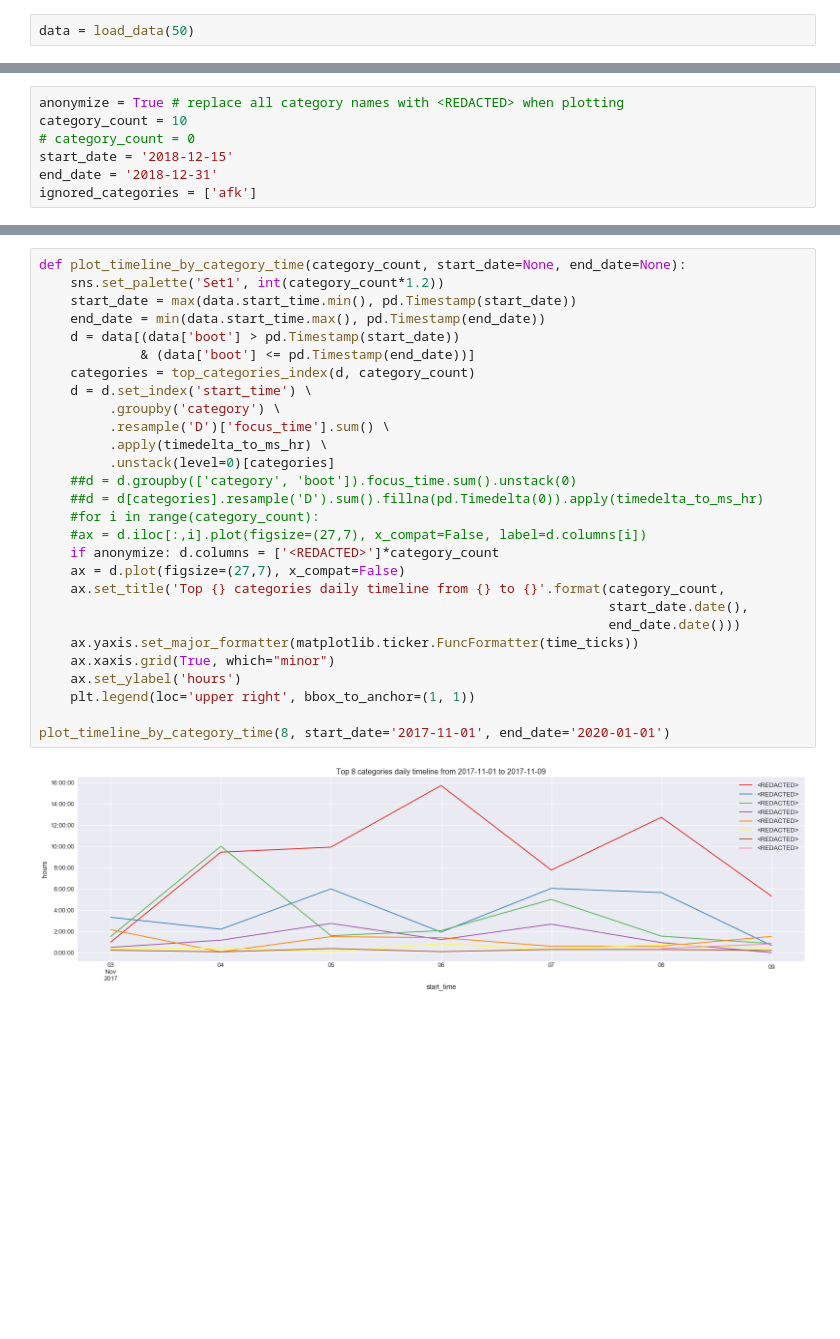
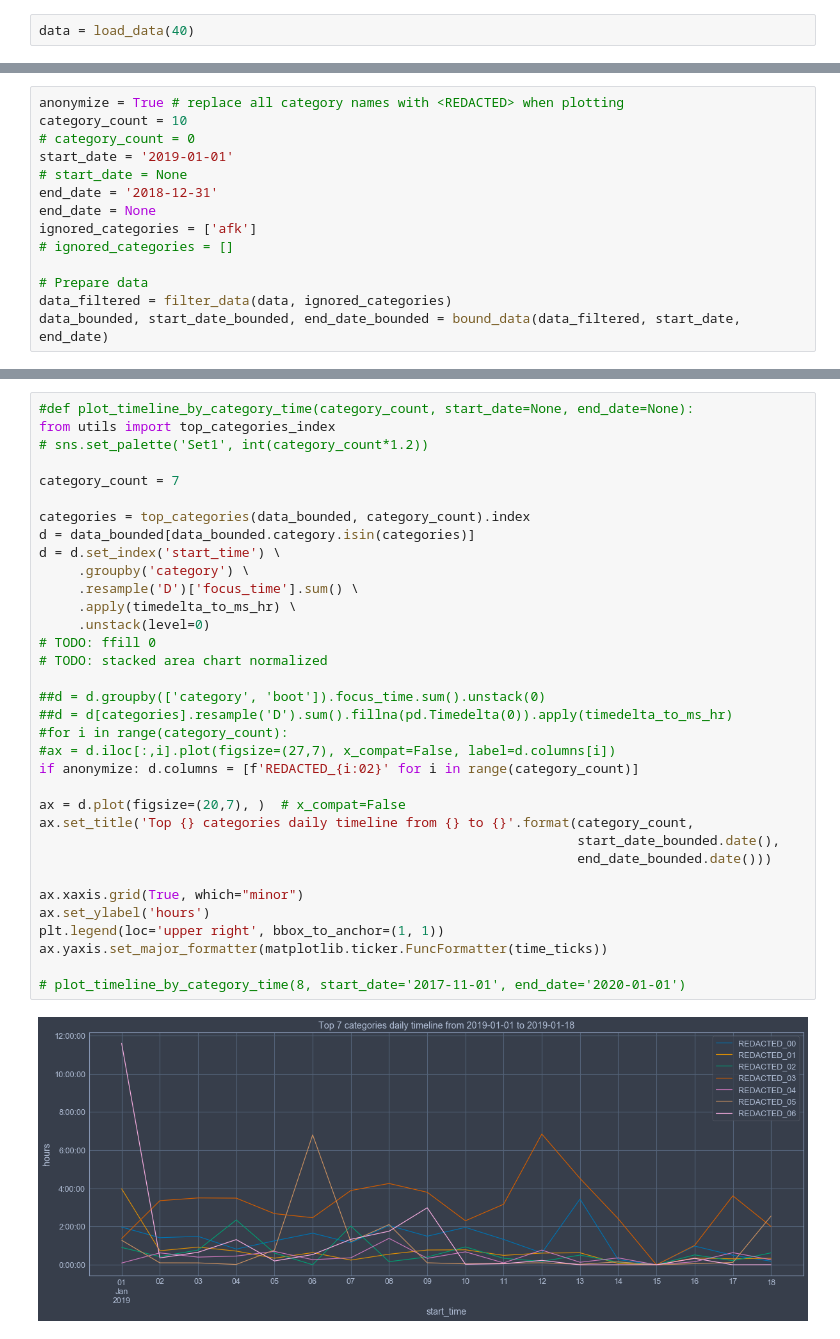
Before and after one commit to RomanKornev/Focus, a Jupyter notebook: Focus.ipynb, the cells around one changed output, grey strips where cells are left out. Saved outputs shown, nothing was run; the diff lists cells and outputs as text; blank space fills up the shorter version.

```diff
--- a/Focus.ipynb
+++ b/Focus.ipynb
@@ -28,15 +29,22 @@ LOGS = './logs/'
 Window = namedtuple('Window', 'pid name start_time last_update focus_time exe cmd')
 Event = namedtuple('Event', 'time category text index')
 # %%
-data = load_data(50)
+data = load_data(40)
 # %% [output]
 [interactive output not drawn]
 # %%
 anonymize = True # replace all category names with <REDACTED> when plotting
 category_count = 10
 # category_count = 0
-start_date = '2018-12-15'
+start_date = '2019-01-01'
+# start_date = None
 end_date = '2018-12-31'
+end_date = None
 ignored_categories = ['afk']
+# ignored_categories = []
+
+# Prepare data
+data_filtered = filter_data(data, ignored_categories)
+data_bounded, start_date_bounded, end_date_bounded = bound_data(data_filtered, start_date, end_date)
 # %%
 # def plot_top_categories(category_count=None, start_date=None):
@@ -123,30 +124,36 @@ Total time of "Code.exe" = 1 days 04:25:00
 # %%
-def plot_timeline_by_category_time(category_count, start_date=None, end_date=None):
-    sns.set_palette('Set1', int(category_count*1.2))
-    start_date = max(data.start_time.min(), pd.Timestamp(start_date))
-    end_date = min(data.start_time.max(), pd.Timestamp(end_date))
-    d = data[(data['boot'] > pd.Timestamp(start_date))
-             & (data['boot'] <= pd.Timestamp(end_date))]
-    categories = top_categories_index(d, category_count)
-    d = d.set_index('start_time') \
-         .groupby('category') \
-         .resample('D')['focus_time'].sum() \
-         .apply(timedelta_to_ms_hr) \
-         .unstack(level=0)[categories]
-    ##d = d.groupby(['category', 'boot']).focus_time.sum().unstack(0)
-    ##d = d[categories].resample('D').sum().fillna(pd.Timedelta(0)).apply(timedelta_to_ms_hr)
-    #for i in range(category_count):
-    #ax = d.iloc[:,i].plot(figsize=(27,7), x_compat=False, label=d.columns[i])
-    if anonymize: d.columns = ['<REDACTED>']*category_count
-    ax = d.plot(figsize=(27,7), x_compat=False)
-    ax.set_title('Top {} categories daily timeline from {} to {}'.format(category_count,
-                                                                         start_date.date(),
-                                                                         end_date.date()))
-    ax.yaxis.set_major_formatter(matplotlib.ticker.FuncFormatter(time_ticks))
-    ax.xaxis.grid(True, which="minor")
-    ax.set_ylabel('hours')
-    plt.legend(loc='upper right', bbox_to_anchor=(1, 1))
+#def plot_timeline_by_category_time(category_count, start_date=None, end_date=None):
+from utils import top_categories_index
+# sns.set_palette('Set1', int(category_count*1.2))
 
-plot_timeline_by_category_time(8, start_date='2017-11-01', end_date='2020-01-01')
+category_count = 7
+
+categories = top_categories(data_bounded, category_count).index
+d = data_bounded[data_bounded.category.isin(categories)]
+d = d.set_index('start_time') \
+     .groupby('category') \
+     .resample('D')['focus_time'].sum() \
+     .apply(timedelta_to_ms_hr) \
+     .unstack(level=0)
+# TODO: ffill 0
+# TODO: stacked area chart normalized
+
+##d = d.groupby(['category', 'boot']).focus_time.sum().unstack(0)
+##d = d[categories].resample('D').sum().fillna(pd.Timedelta(0)).apply(timedelta_to_ms_hr)
+#for i in range(category_count):
+#ax = d.iloc[:,i].plot(figsize=(27,7), x_compat=False, label=d.columns[i])
+if anonymize: d.columns = [f'REDACTED_{i:02}' for i in range(category_count)]
+
+ax = d.plot(figsize=(20,7), )  # x_compat=False
+ax.set_title('Top {} categories daily timeline from {} to {}'.format(category_count,
+                                                                     start_date_bounded.date(),
+                                                                     end_date_bounded.date()))
+
+ax.xaxis.grid(True, which="minor")
+ax.set_ylabel('hours')
+plt.legend(loc='upper right', bbox_to_anchor=(1, 1))
+ax.yaxis.set_major_formatter(matplotlib.ticker.FuncFormatter(time_ticks))
+
+# plot_timeline_by_category_time(8, start_date='2017-11-01', end_date='2020-01-01')
 # %% [output]
-[figure, old version]
+[figure, new version]
```
Also changed, not shown: parts of 6 cells of this notebook, 1 other file.
